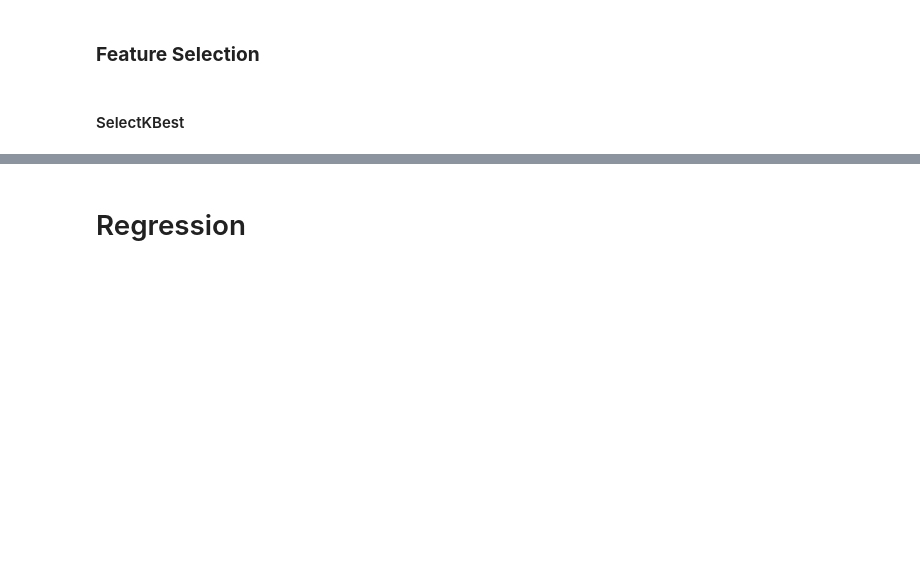
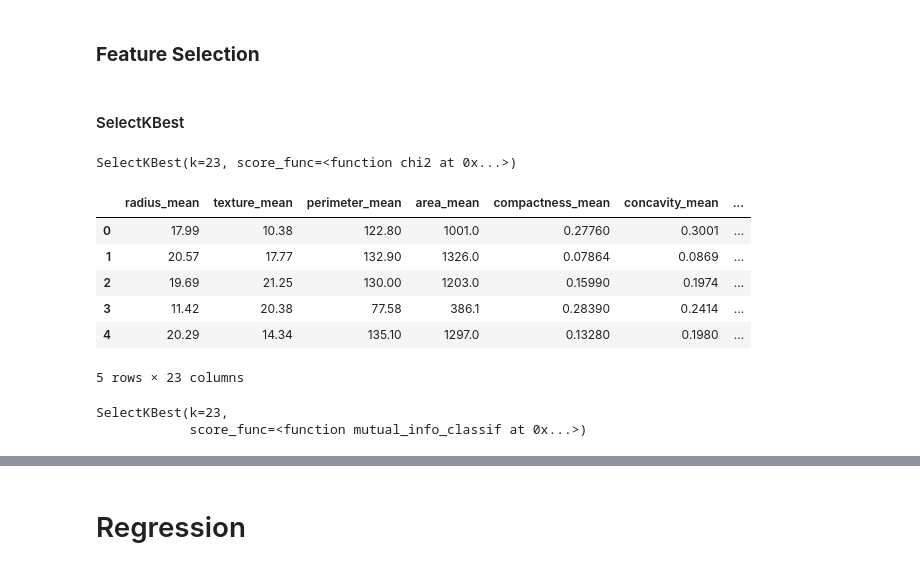
Before and after one commit to ShrDar/EDA-Classification-and-Regression-Models, a Jupyter notebook: notebooks/EDA_Classification_Regression.ipynb, the cells around one changed output, grey strips where cells are left out. Saved outputs shown, nothing was run; the diff lists cells and outputs as text; code cells hidden in the pictures; blank space fills up the shorter version.

```diff
--- a/notebooks/EDA_Classification_Regression.ipynb
+++ b/notebooks/EDA_Classification_Regression.ipynb
@@ -696,3 +696,27 @@ After Hyperparameter Tuning:  1.0
 ### **Feature Selection**
 # %% [markdown]
 #### SelectKBest
+# %%
+k_best_features = SelectKBest(chi2, k = 23)
+k_best_features.fit(l_x, l_y)
+# %% [output]
+SelectKBest(k=23, score_func=<function chi2 at 0x...>)
+# %%
+k_best_conn = k_best_features.get_support()
+# %%
+l_x_selected_chi = l_x[l_x.columns[k_best_conn]]
+l_x_selected_chi.head()
+# %% [output]
+|  | radius_mean | texture_mean | perimeter_mean | area_mean | compactness_mean | concavity_mean | ... |
+| 0 | 17.99 | 10.38 | 122.80 | 1001.0 | 0.27760 | 0.3001 | ... |
+| 1 | 20.57 | 17.77 | 132.90 | 1326.0 | 0.07864 | 0.0869 | ... |
+| 2 | 19.69 | 21.25 | 130.00 | 1203.0 | 0.15990 | 0.1974 | ... |
+| 3 | 11.42 | 20.38 | 77.58 | 386.1 | 0.28390 | 0.2414 | ... |
+| 4 | 20.29 | 14.34 | 135.10 | 1297.0 | 0.13280 | 0.1980 | ... |
+5 rows × 23 columns
+# %%
+k_best_features = SelectKBest(mutual_info_classif, k = 23)
+k_best_features.fit(l_x, l_y)
+# %% [output]
+SelectKBest(k=23,
+            score_func=<function mutual_info_classif at 0x...>)
```
Also changed, not shown: parts of 40 cells of this notebook.
